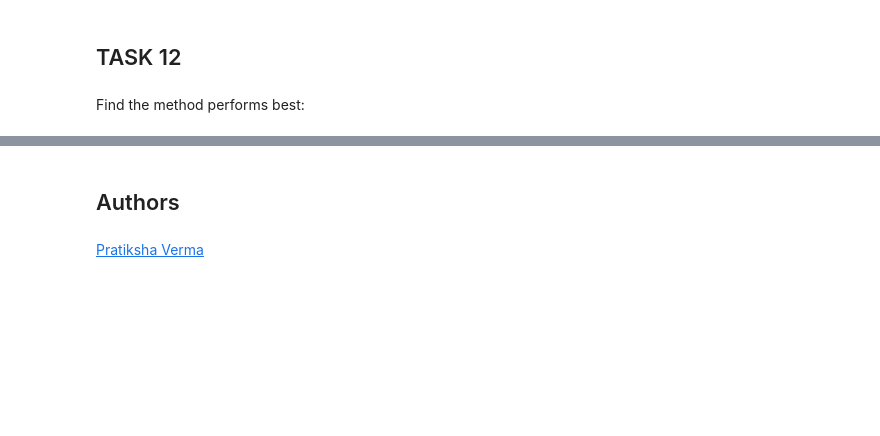
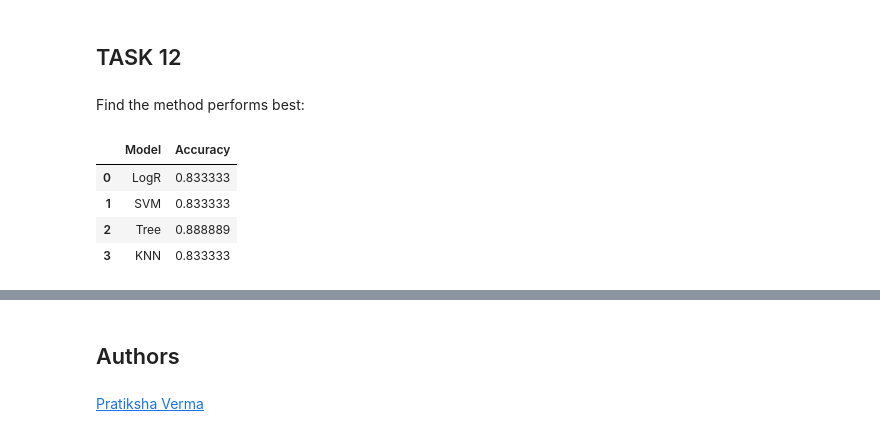
Before and after one commit to Christopherc0923/IBM-Data-Science-Cert, a Jupyter notebook: Course-10-Capstone-Project/SpaceX_Machine_Learning_Prediction_Part_5.jupyterlite.ipynb, the cells around one changed output, grey strips where cells are left out. Saved outputs shown, nothing was run; the diff lists cells and outputs as text; code cells hidden in the pictures; blank space fills up the shorter version.

```diff
--- a/Course-10-Capstone-Project/SpaceX_Machine_Learning_Prediction_Part_5.jupyterlite.ipynb
+++ b/Course-10-Capstone-Project/SpaceX_Machine_Learning_Prediction_Part_5.jupyterlite.ipynb
@@ -369,0 +414,8 @@ Find the method performs best:
+# %%
+df.head(5)
+# %% [output]
+|  | Model | Accuracy |
+| 0 | LogR | 0.833333 |
+| 1 | SVM | 0.833333 |
+| 2 | Tree | 0.888889 |
+| 3 | KNN | 0.833333 |
```
Also changed, not shown: parts of 18 cells of this notebook, 3 other files.
